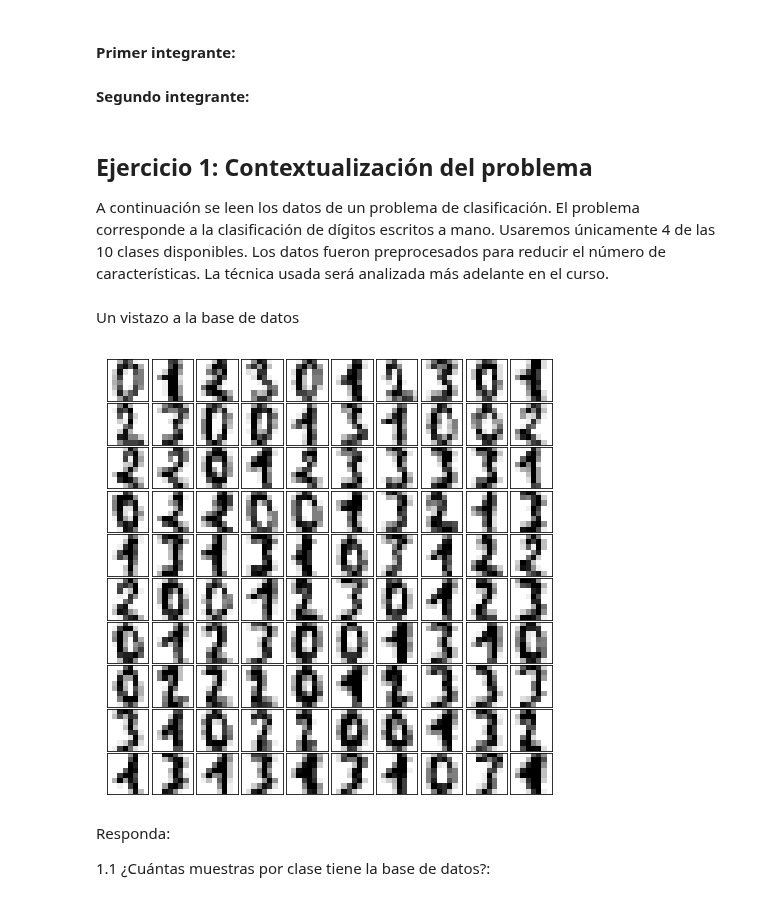
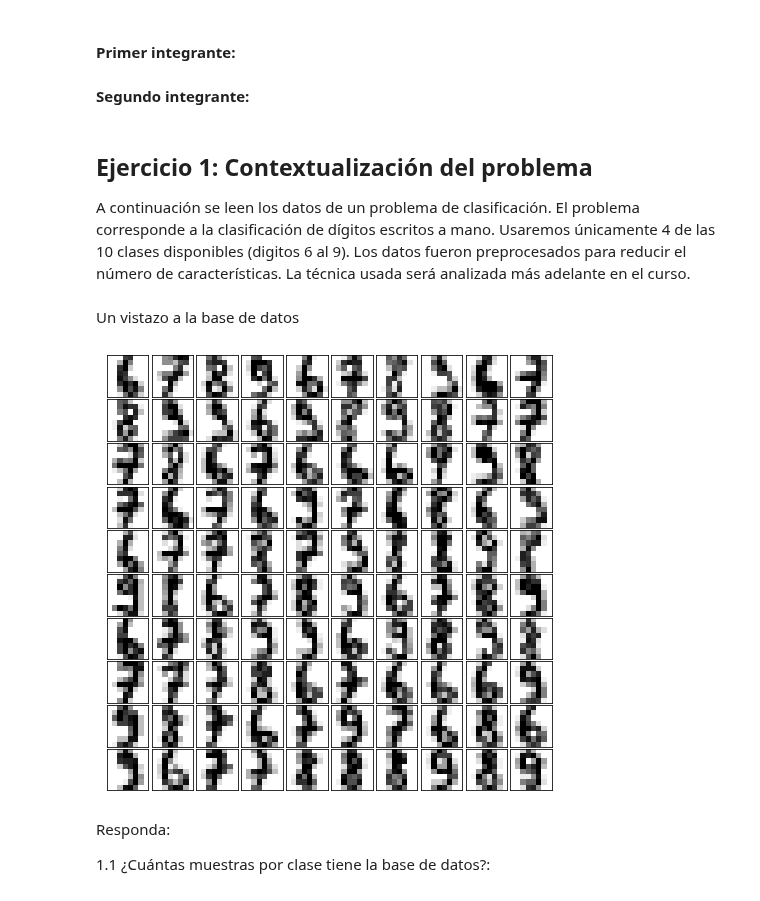
Before and after one commit to jdariasl/ML_IntroductoryCourse, a Jupyter notebook: Labs/Lab_3/Lab_3_Parte_1_K_means.ipynb, the cells around one changed output. Saved outputs shown, nothing was run; the diff lists cells and outputs as text; code cells hidden in the pictures.

```diff
--- a/Labs/Lab_3/Lab_3_Parte_1_K_means.ipynb
+++ b/Labs/Lab_3/Lab_3_Parte_1_K_means.ipynb
@@ -31,32 +31,34 @@ from scipy import stats
 # %% [markdown]
 ## Ejercicio 1: Contextualización del problema
 
-A continuación se leen los datos de un problema de clasificación. El problema corresponde a la clasificación de dígitos escritos a mano. Usaremos únicamente 4 de las 10 clases disponibles. Los datos fueron preprocesados para reducir el número de características. La técnica usada será analizada más adelante en el curso.
+A continuación se leen los datos de un problema de clasificación. El problema corresponde a la clasificación de dígitos escritos a mano. Usaremos únicamente 4 de las 10 clases disponibles (digitos 6 al 9). Los datos fueron preprocesados para reducir el número de características. La técnica usada será analizada más adelante en el curso.
 # %%
-from sklearn.datasets import load_digits
 from sklearn.decomposition import PCA
-digits = load_digits(n_class=4)
+import pandas as pd
+
+digits = pd.read_csv('../DB/digits6_9.csv', usecols = range(0,64)).values
+target =  pd.read_csv('../DB/digits6_9.csv', usecols = [64]).values
 
 #--------- preprocesamiento--------------------
 pca = PCA(0.99, whiten=True)
-data = pca.fit_transform(digits.data)
+data = pca.fit_transform(digits)
 
 #---------- Datos a usar ----------------------
 X = data
-Y = digits.target
+Y = target
 # %% [markdown]
 Un vistazo a la base de datos
 # %%
 def plot_digits(data):
     fig, ax = plt.subplots(10, 10, figsize=(8, 8),
                            subplot_kw=dict(xticks=[], yticks=[]))
     fig.subplots_adjust(hspace=0.05, wspace=0.05)
     for i, axi in enumerate(ax.flat):
         im = axi.imshow(data[i].reshape(8, 8), cmap='binary')
         im.set_clim(0, 16)
-plot_digits(digits.data)
+plot_digits(digits)
 # %% [output]
-[figure, old version]
+[figure, new version]
 # %% [markdown]
 Responda:
 
```
Also changed, not shown: parts of 7 cells of this notebook, 23 other files.
